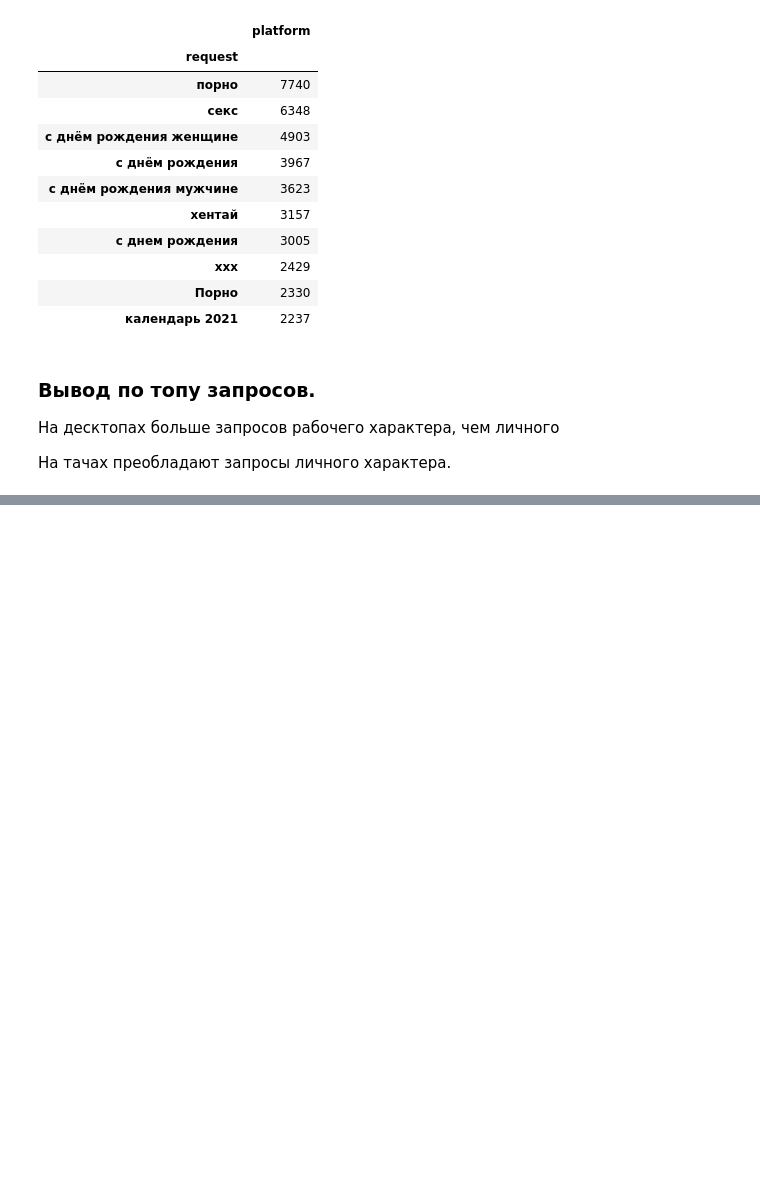
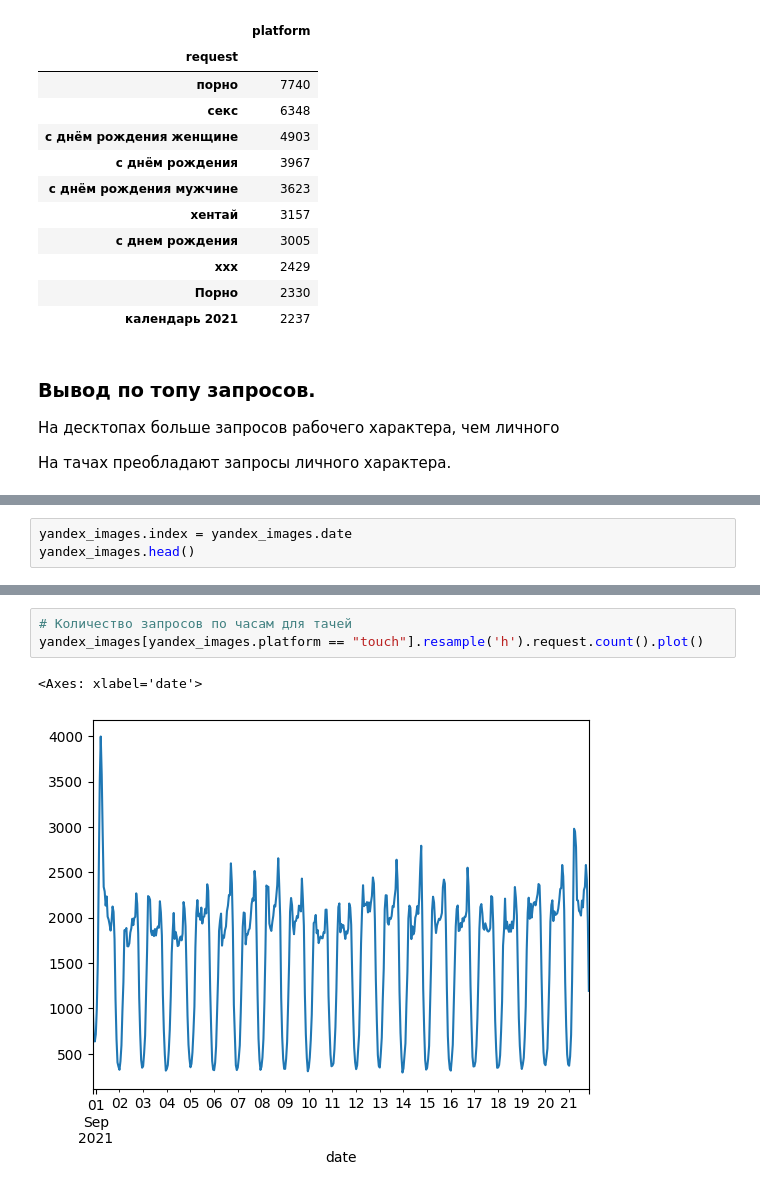
Before and after one commit to smallslowtank/product_analytics, a Jupyter notebook: test.ipynb, the cells around one changed output, grey strips where cells are left out. Drawn from its saved outputs; the diff is of its cells as text; blank space fills up the shorter version.

Commit message:
добавить в ноутбук графики с трафиком запросов

```diff
--- a/test.ipynb
+++ b/test.ipynb
@@ -117,0 +121,3 @@ yandex_images[yandex_images.platform == "touch"].groupby('request', as_index=Tru
+# %%
+yandex_images.index = yandex_images.date
+yandex_images.head()
@@ -117,0 +132,6 @@ yandex_images[yandex_images.platform == "touch"].groupby('request', as_index=Tru
+# %%
+# Количество запросов по часам для тачей
+yandex_images[yandex_images.platform == "touch"].resample('h').request.count().plot()
+# %% [output]
+<Axes: xlabel='date'>
+[figure, added]
```
Also changed, not shown: parts of 5 cells of this notebook.
